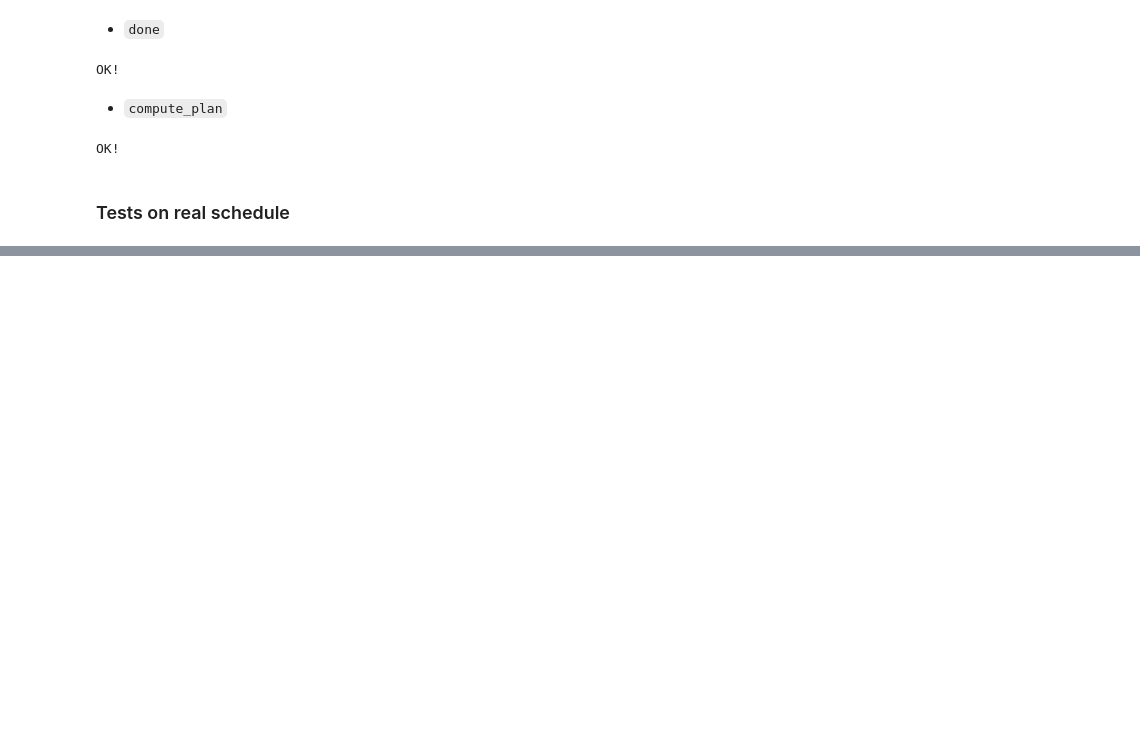
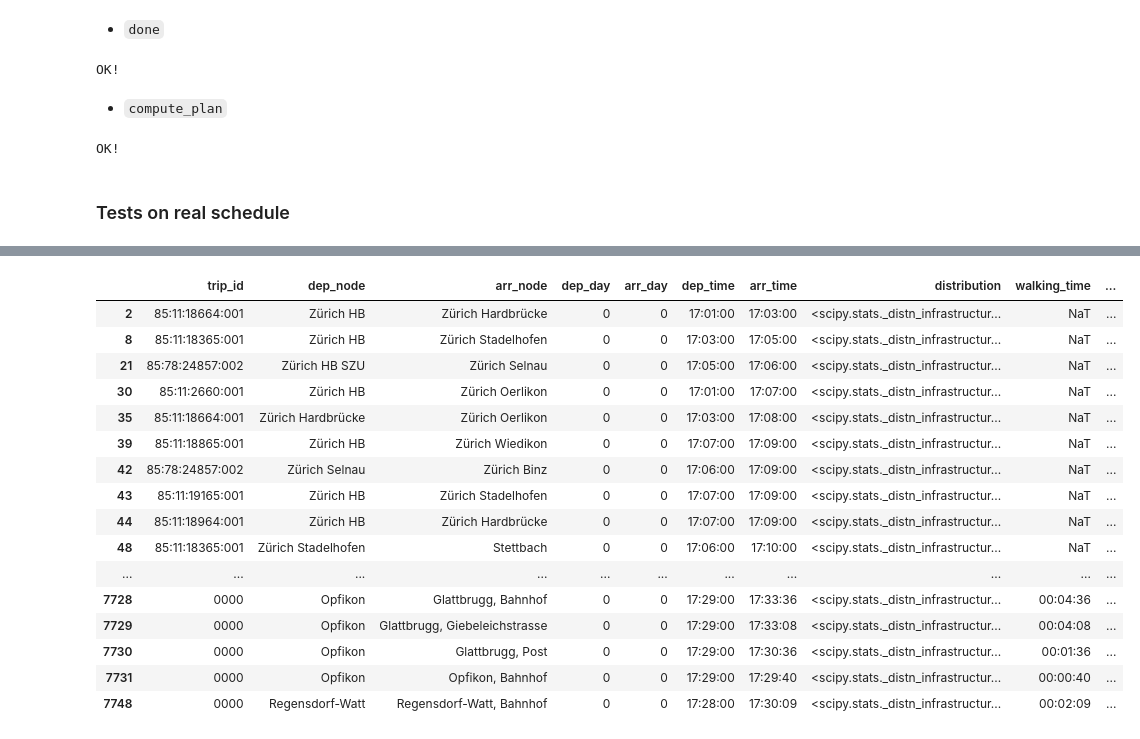
Before and after one commit to marcozov/journey_planning, a Jupyter notebook: final_project_nic.ipynb, the cells around one changed output, grey strips where cells are left out. Drawn from its saved outputs; the diff is of its cells as text; code cells hidden in the pictures; blank space fills up the shorter version.

```diff
--- a/final_project_nic.ipynb
+++ b/final_project_nic.ipynb
@@ -682,4 +706,5 @@ paths = pd.read_pickle("data/trip_paths.pkl")
 # %%
-pd.set_option('display.max_colwidth', -1)
-display(pd.DataFrame(paths[["path", "path_id"]].drop_duplicates()))
-pd.set_option('display.max_colwidth', 50)
+paths = pd.read_pickle("data/trip_paths.pkl")
+# pd.set_option('display.max_colwidth', -1)
+# display(pd.DataFrame(paths[["path", "path_id"]].drop_duplicates()))
+# pd.set_option('display.max_colwidth', 50)
@@ -707,0 +711,24 @@ pd.DataFrame(paths[["path", "path_id"]]
+# %%
+schedule = pd.read_pickle("data/schedule_clean.pkl")
+
+pl = Planner(schedule, reverse=False)
+
+# working:
+dep = 'Stettbach'
+dep = 'Rümlang'
+dep = 'Zürich Stadelhofen'
+dep = 'Dübendorf'
+dep = 'Regensdorf-Watt'
+dep = 'Dietlikon'
+dep = 'Sihlau'
+dep = 'Zürich HB SZU'
+dep = 'Adliswil'
+dep = 'Zürich HB'
+
+time = pd.Timedelta("0 day 17:00:00")
+max_time = pd.Timedelta("0 day 20:00:00")
+treshold = 0.05
+
+reached = pl.compute_isocrone(dep, time, max_time, treshold)
+
+reached
@@ -707,0 +754,22 @@ pd.DataFrame(paths[["path", "path_id"]]
+# %%
+pd.set_option('max_rows', 1000)
+pl.edges.loc[pl.edges.label==Status.Expanded]#, "arr_node"]
+# pd.set_option('max_rows', 100)
+# %% [output]
+|  | trip_id | dep_node | arr_node | dep_day | arr_day | dep_time | arr_time | distribution | walking_time | ... |
+| 2 | 85:11:18664:001 | Zürich HB | Zürich Hardbrücke | 0 | 0 | 17:01:00 | 17:03:00 | <scipy.stats._distn_infrastructur... | NaT | ... |
+| 8 | 85:11:18365:001 | Zürich HB | Zürich Stadelhofen | 0 | 0 | 17:03:00 | 17:05:00 | <scipy.stats._distn_infrastructur... | NaT | ... |
+| 21 | 85:78:24857:002 | Zürich HB SZU | Zürich Selnau | 0 | 0 | 17:05:00 | 17:06:00 | <scipy.stats._distn_infrastructur... | NaT | ... |
+| 30 | 85:11:2660:001 | Zürich HB | Zürich Oerlikon | 0 | 0 | 17:01:00 | 17:07:00 | <scipy.stats._distn_infrastructur... | NaT | ... |
+| 35 | 85:11:18664:001 | Zürich Hardbrücke | Zürich Oerlikon | 0 | 0 | 17:03:00 | 17:08:00 | <scipy.stats._distn_infrastructur... | NaT | ... |
+| 39 | 85:11:18865:001 | Zürich HB | Zürich Wiedikon | 0 | 0 | 17:07:00 | 17:09:00 | <scipy.stats._distn_infrastructur... | NaT | ... |
+| 42 | 85:78:24857:002 | Zürich Selnau | Zürich Binz | 0 | 0 | 17:06:00 | 17:09:00 | <scipy.stats._distn_infrastructur... | NaT | ... |
+| 43 | 85:11:19165:001 | Zürich HB | Zürich Stadelhofen | 0 | 0 | 17:07:00 | 17:09:00 | <scipy.stats._distn_infrastructur... | NaT | ... |
+| 44 | 85:11:18964:001 | Zürich HB | Zürich Hardbrücke | 0 | 0 | 17:07:00 | 17:09:00 | <scipy.stats._distn_infrastructur... | NaT | ... |
+| 48 | 85:11:18365:001 | Zürich Stadelhofen | Stettbach | 0 | 0 | 17:06:00 | 17:10:00 | <scipy.stats._distn_infrastructur... | NaT | ... |
+| ... | ... | ... | ... | ... | ... | ... | ... | ... | ... | ... |
+| 7728 | 0000 | Opfikon | Glattbrugg, Bahnhof | 0 | 0 | 17:29:00 | 17:33:36 | <scipy.stats._distn_infrastructur... | 00:04:36 | ... |
+| 7729 | 0000 | Opfikon | Glattbrugg, Giebeleichstrasse | 0 | 0 | 17:29:00 | 17:33:08 | <scipy.stats._distn_infrastructur... | 00:04:08 | ... |
+| 7730 | 0000 | Opfikon | Glattbrugg, Post | 0 | 0 | 17:29:00 | 17:30:36 | <scipy.stats._distn_infrastructur... | 00:01:36 | ... |
+| 7731 | 0000 | Opfikon | Opfikon, Bahnhof | 0 | 0 | 17:29:00 | 17:29:40 | <scipy.stats._distn_infrastructur... | 00:00:40 | ... |
+| 7748 | 0000 | Regensdorf-Watt | Regensdorf-Watt, Bahnhof | 0 | 0 | 17:28:00 | 17:30:09 | <scipy.stats._distn_infrastructur... | 00:02:09 | ... |
```
Also changed, not shown: parts of 10 cells of this notebook, 1 other file.
